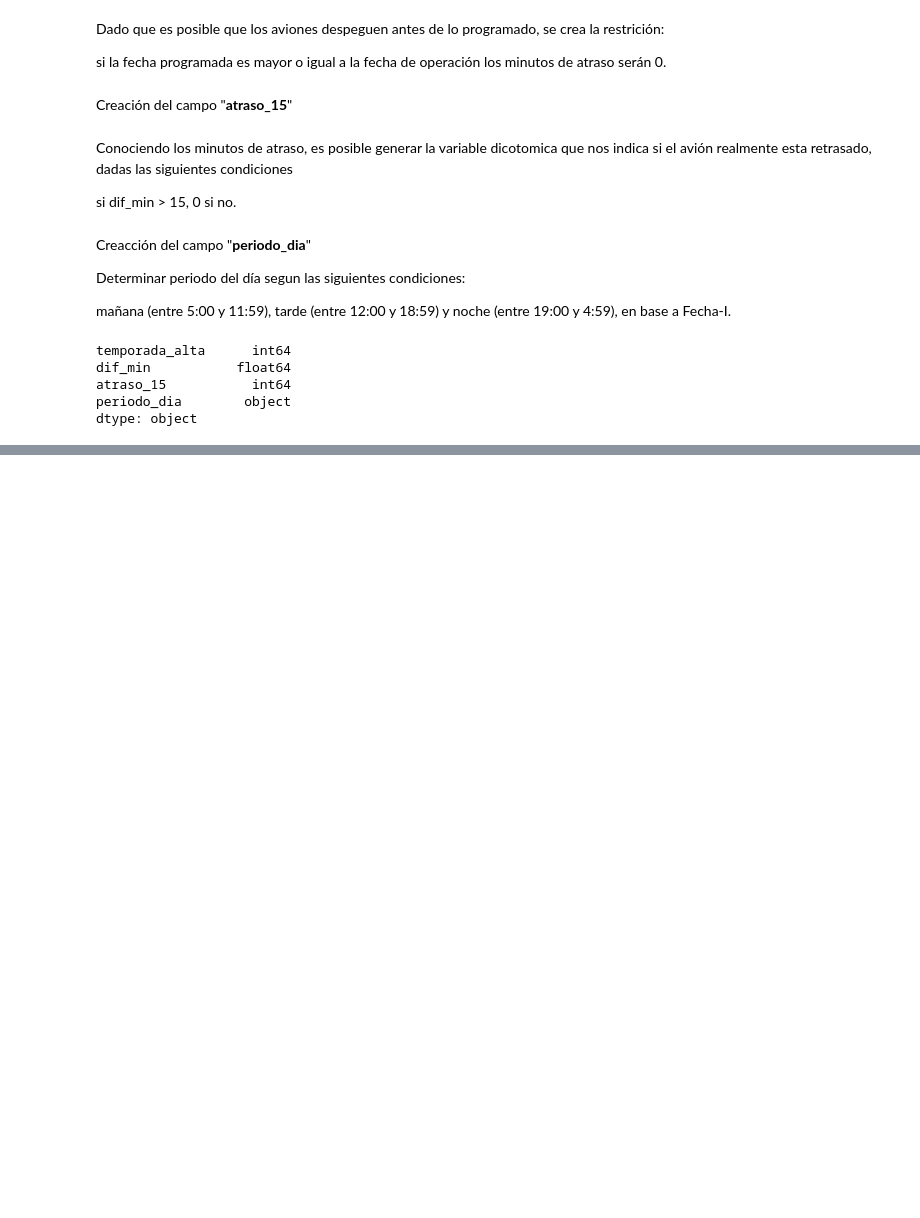
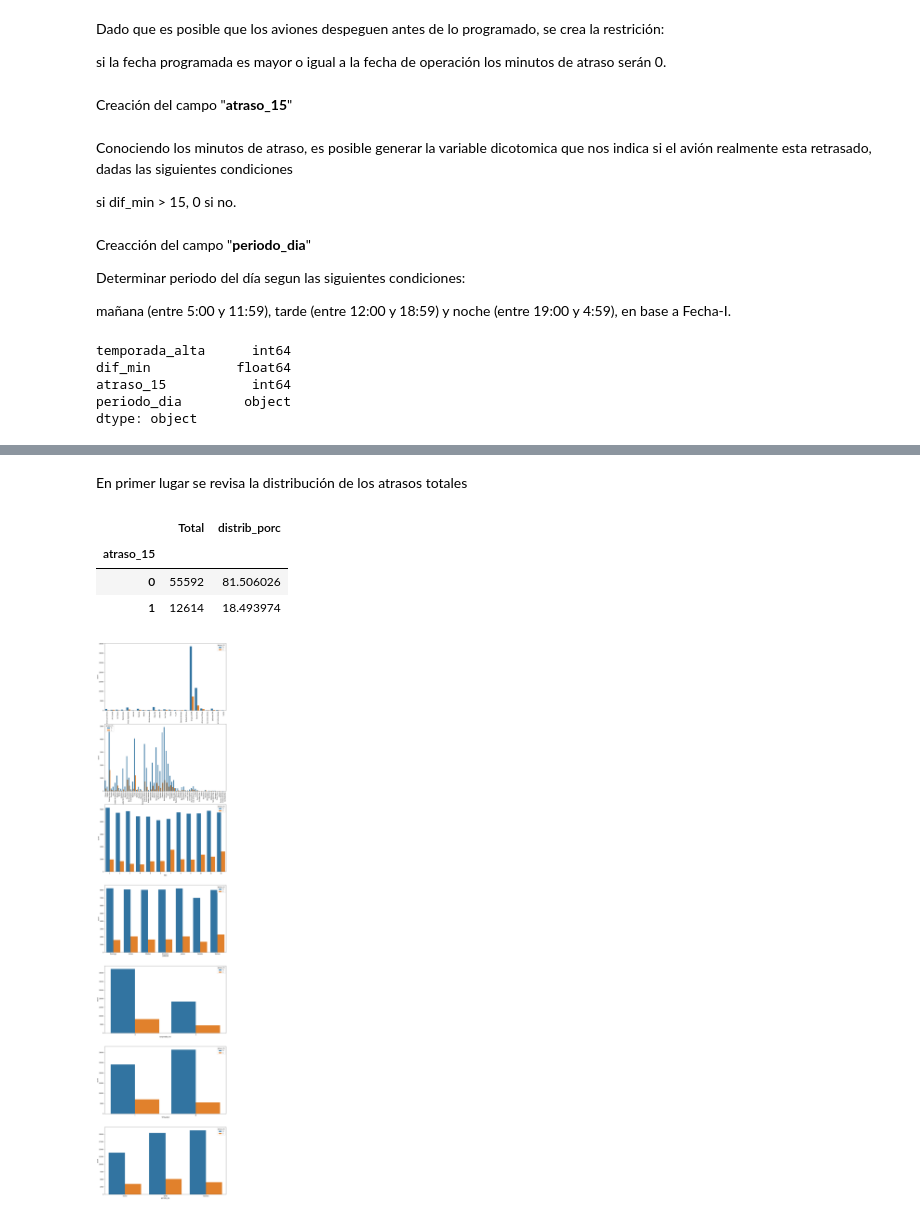
Before and after one commit to fabrizziosv91/Desafio_Latam, a Jupyter notebook: Solution.ipynb, the cells around one changed output, grey strips where cells are left out. Saved outputs shown, nothing was run; the diff lists cells and outputs as text; code cells hidden in the pictures; blank space fills up the shorter version.

```diff
--- a/Solution.ipynb
+++ b/Solution.ipynb
@@ -446,0 +449,28 @@ df_sytethic.to_csv('synthetic_features.csv', index = False, header=True)
+# %% [markdown]
+En primer lugar se revisa la distribución de los atrasos totales
+# %%
+res = df.groupby(by=['atraso_15']).agg(Total=('atraso_15', 'count'))
+
+res['distrib_porc'] = (res['Total']/res['Total'].sum())*100
+res
+# %% [output]
+|  | Total | distrib_porc |
+| atraso_15 |  |  |
+| 0 | 55592 | 81.506026 |
+| 1 | 12614 | 18.493974 |
+# %%
+import seaborn as sns
+
+fig, ax = plt.subplots(7,1, figsize=(15,70))
+sns.countplot(x='OPERA', data = df, hue='atraso_15', ax = ax[0])
+ax[0].set_xticklabels(ax[0].get_xticklabels(),rotation = 90)
+sns.countplot(x='SIGLADES', data = df, hue='atraso_15', ax = ax[1])
+ax[1].set_xticklabels(ax[1].get_xticklabels(),rotation = 90)
+sns.countplot(x='MES', data = df, hue='atraso_15', ax = ax[2])
+sns.countplot(x='DIANOM', data = df, hue='atraso_15', ax = ax[3])
+sns.countplot(x='temporada_alta', data = df, hue='atraso_15', ax = ax[4])
+sns.countplot(x='TIPOVUELO', data = df, hue='atraso_15', ax = ax[5])
+sns.countplot(x='periodo_dia', data = df, hue='atraso_15', ax = ax[6])
+plt.show()
+# %% [output]
+[figure, added]
```
Also changed, not shown: parts of 11 cells of this notebook.
